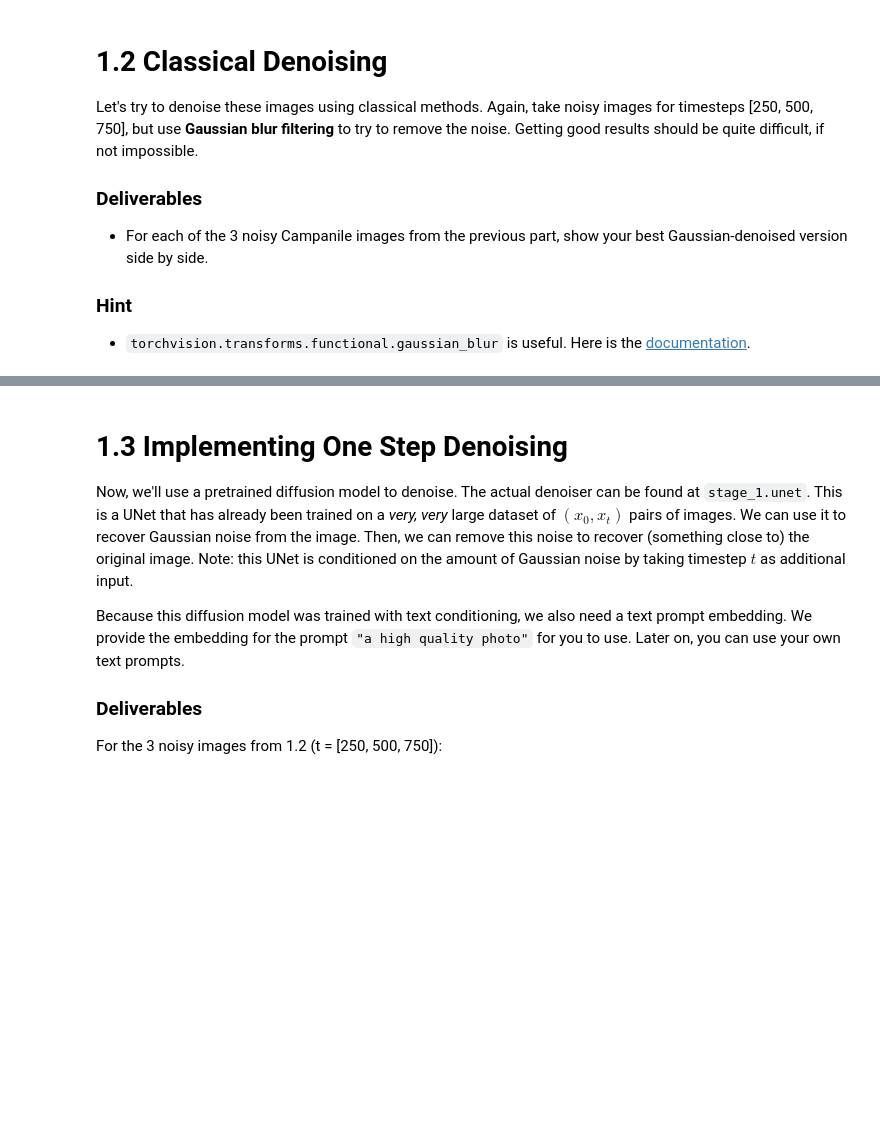
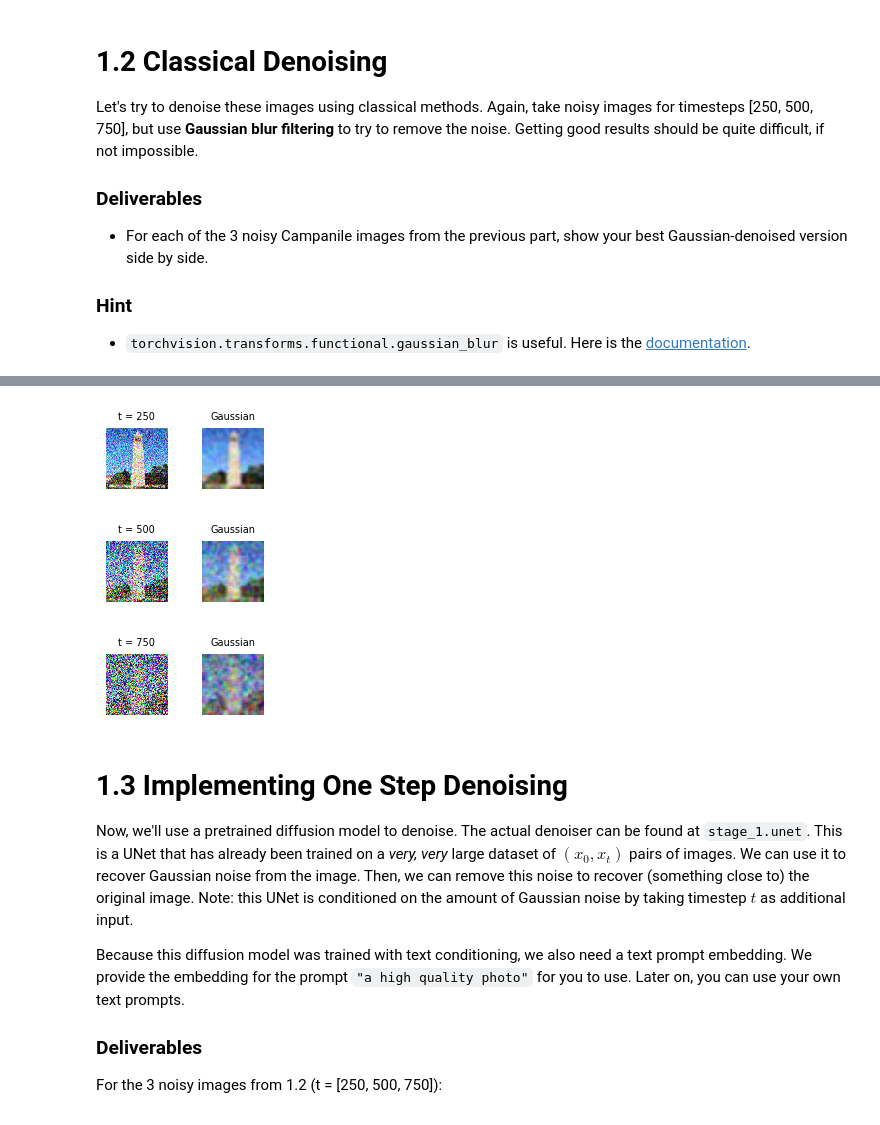
Before and after one commit to Mohak327/computer-vision-projects, a Jupyter notebook: part_a/part_5a.ipynb, the cells around one changed output, grey strips where cells are left out. Drawn from its saved outputs; the diff is of its cells as text; code cells hidden in the pictures; blank space fills up the shorter version.

```diff
--- a/part_a/part_5a.ipynb
+++ b/part_a/part_5a.ipynb
@@ -400,18 +408,29 @@ Let's try to denoise these images using classical methods. Again, take noisy ima
 # %%
 import torch.nn.functional as F
 import torchvision.transforms.functional as TF
+import matplotlib.pyplot as plt
+
+img_h, img_w = test_im.shape[2], test_im.shape[3]
+DPI = 100
+pad = 0.4
+img_w_in = img_w / DPI
+img_h_in = img_h / DPI
 
 for t in [250, 500, 750]:
-  # Dict of images to display
-  im_dict = {}
+    # Run forward process to get noisy image
+    im_noisy = forward(test_im, t)
+    blur_filtered = TF.gaussian_blur(im_noisy, kernel_size=5, sigma=2)
 
-  # Run forward process to get noisy image, and display
-  im_noisy = forward(test_im, t)
-  im_dict[f't = {t}'] = im_noisy[0].permute(1,2,0) / 2. + 0.5
+    imgs = {
+        f't = {t}': im_noisy[0].float().permute(1, 2, 0) / 2. + 0.5,
+        'Gaussian':  blur_filtered[0].float().permute(1, 2, 0) / 2. + 0.5,
+    }
 
-  # Gaussian blur image
-  blur_filtered = TF.gaussian_blur(im_noisy, kernel_size=5, sigma=2)
-  im_dict['gaussian'] = blur_filtered[0].permute(1,2,0) / 2. + 0.5
-
-  media.show_images(im_dict)
+    fig, axes = plt.subplots(1, 2, figsize=(2 * (img_w_in + pad), img_h_in + pad), dpi=DPI)
+    for ax, (label, img) in zip(axes, imgs.items()):
+        ax.imshow(img.numpy().clip(0, 1), interpolation="nearest")
+        ax.set_title(label, fontsize=7)
+        ax.axis("off")
+    plt.tight_layout()
+    plt.show()
 # %% [output]
@@ -421,3 +437,6 @@ for t in [250, 500, 750]:
+[figure, added]
+[figure, added]
+[figure, added]
 # %% [markdown]
 # 1.3 Implementing One Step Denoising
 
```
Also changed, not shown: parts of 9 cells of this notebook, 10 other files.
